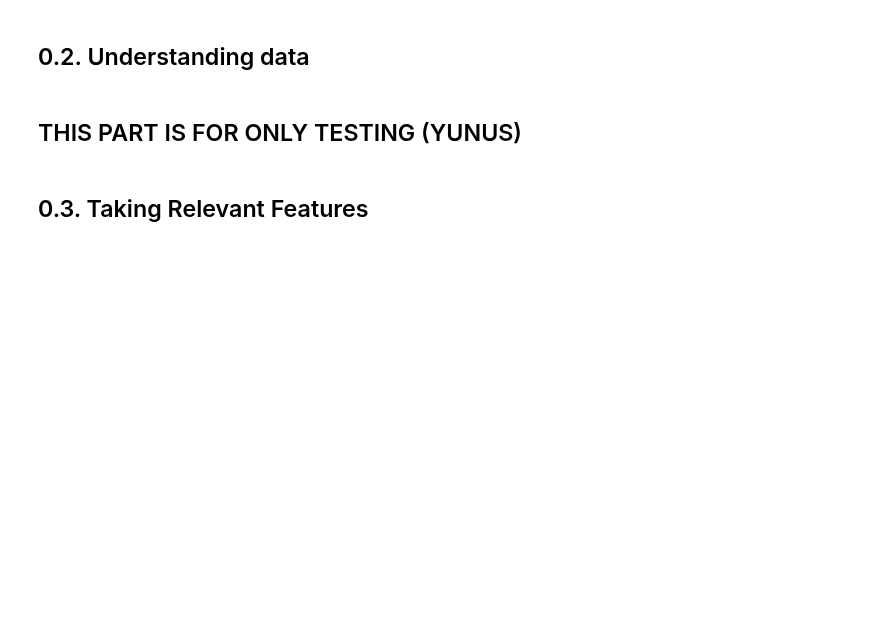
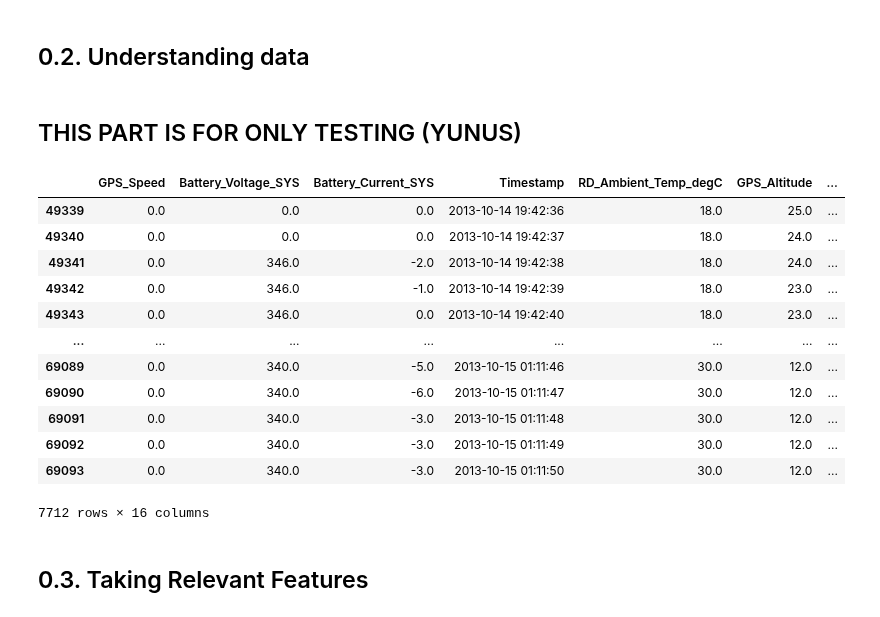
Before and after one commit to ydelipinar/Data_Based_Vehicle_Energy_Consumption_Modeling, a Jupyter notebook: ENS491_492_Project.ipynb, the cells around one changed output. Saved outputs shown, nothing was run; the diff lists cells and outputs as text; code cells hidden in the pictures; blank space fills up the shorter version.

```diff
--- a/ENS491_492_Project.ipynb
+++ b/ENS491_492_Project.ipynb
@@ -70,8 +70,8 @@ df_temp = df_temp[cols_to_keep]
 df_temp['Timestamp'] = pd.to_datetime(df_temp['Timestamp'], unit='s')
 
 
-# df_temp.drop(df_temp[df_temp['GPS_Speed'] >= 55].index, inplace=True)
-# df_temp.drop(df_temp[df_temp['Battery_Voltage_SYS'] >= 360].index, inplace=True)
+df_temp.drop(df_temp[df_temp['GPS_Speed'] >= 55].index, inplace=True)
+df_temp.drop(df_temp[df_temp['Battery_Voltage_SYS'] >= 360].index, inplace=True)
 df_temp['Seconds difference'] = df_temp['Timestamp'].diff().dt.total_seconds()
 
 df_temp['GPS_Altitude_diff'] = df_temp['GPS_Altitude'].diff()
@@ -105,7 +105,7 @@ df_temp['Traffic_Category'] = df_temp['Timestamp'].dt.hour.apply(
 # Partition the data to trips by using Total Time(s)
 # Assign trip numbers based on the difference in 'Total Time(s)'
 df_temp['Trip_diff'] = df_temp["Total Time(s)"].diff()
-df_temp["Trip"] = (df_temp['Trip_diff'] > 1000).cumsum() + 1
+df_temp["Trip"] = (df_temp['Trip_diff'] > 2000).cumsum() + 1
 
 # Create a 'Trip_Seconds_Counter' column without adding intermediate columns to the DataFrame
 df_temp['Trip_Seconds_Counter'] = (
@@ -129,6 +129,22 @@ df_temp = df_temp.dropna(subset=['Power(kW)'])
 df_temp = df_temp.drop(['Seconds difference'], axis=1)
 df_temp = df_temp.drop(['BMU_Mode_SYS'], axis=1)
 df_temp = df_temp.drop(['Total Time(s)'], axis=1)
+# %%
+df_temp
+# %% [output]
+|  | GPS_Speed | Battery_Voltage_SYS | Battery_Current_SYS | Timestamp | RD_Ambient_Temp_degC | GPS_Altitude | ... |
+| 49339 | 0.0 | 0.0 | 0.0 | 2013-10-14 19:42:36 | 18.0 | 25.0 | ... |
+| 49340 | 0.0 | 0.0 | 0.0 | 2013-10-14 19:42:37 | 18.0 | 24.0 | ... |
+| 49341 | 0.0 | 346.0 | -2.0 | 2013-10-14 19:42:38 | 18.0 | 24.0 | ... |
+| 49342 | 0.0 | 346.0 | -1.0 | 2013-10-14 19:42:39 | 18.0 | 23.0 | ... |
+| 49343 | 0.0 | 346.0 | 0.0 | 2013-10-14 19:42:40 | 18.0 | 23.0 | ... |
+| ... | ... | ... | ... | ... | ... | ... | ... |
+| 69089 | 0.0 | 340.0 | -5.0 | 2013-10-15 01:11:46 | 30.0 | 12.0 | ... |
+| 69090 | 0.0 | 340.0 | -6.0 | 2013-10-15 01:11:47 | 30.0 | 12.0 | ... |
+| 69091 | 0.0 | 340.0 | -3.0 | 2013-10-15 01:11:48 | 30.0 | 12.0 | ... |
+| 69092 | 0.0 | 340.0 | -3.0 | 2013-10-15 01:11:49 | 30.0 | 12.0 | ... |
+| 69093 | 0.0 | 340.0 | -3.0 | 2013-10-15 01:11:50 | 30.0 | 12.0 | ... |
+7712 rows × 16 columns
 # %% [markdown]
 ## 0.3. Taking Relevant Features
 # %%
```
Also changed, not shown: parts of 18 cells of this notebook, 1 other file.
